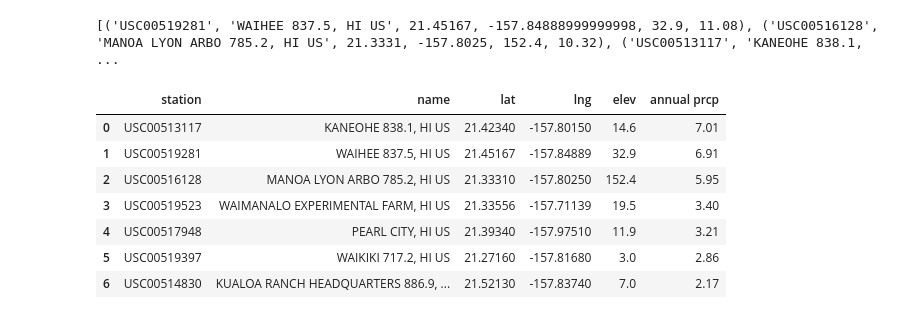
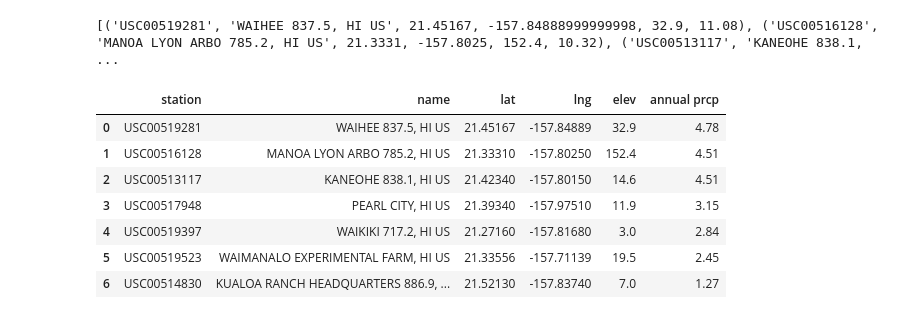
Before and after one commit to rarconaut/sqlalchemy-challenge, a Jupyter notebook: climate_starter.ipynb, the cells around one changed output. Cells and saved outputs as stored; diff of their text form; code cells hidden in the pictures.

```diff
--- a/climate_starter.ipynb
+++ b/climate_starter.ipynb
@@ -298,17 +298,17 @@ print(calc_pricip('2012-02-28', '2012-03-05'))
 # %% [output]
 [('USC00519281', 'WAIHEE 837.5, HI US', 21.45167, -157.84888999999998, 32.9, 11.08), ('USC00516128', 'MANOA LYON ARBO 785.2, HI US', 21.3331, -157.8025, 152.4, 10.32), ('USC00513117', 'KANEOHE 838.1,  ...
 # %%
-my_pricip_df = pd.DataFrame(calc_pricip('2017-02-22', '2017-03-5'), columns=['station','name','lat','lng','elev','annual prcp'])
+my_pricip_df = pd.DataFrame(calc_pricip('2017-02-22', '2017-03-05'), columns=['station','name','lat','lng','elev','annual prcp'])
 my_pricip_df
 # %% [output]
 |  | station | name | lat | lng | elev | annual prcp |
-| 0 | USC00513117 | KANEOHE 838.1, HI US | 21.42340 | -157.80150 | 14.6 | 7.01 |
-| 1 | USC00519281 | WAIHEE 837.5, HI US | 21.45167 | -157.84889 | 32.9 | 6.91 |
-| 2 | USC00516128 | MANOA LYON ARBO 785.2, HI US | 21.33310 | -157.80250 | 152.4 | 5.95 |
-| 3 | USC00519523 | WAIMANALO EXPERIMENTAL FARM, HI US | 21.33556 | -157.71139 | 19.5 | 3.40 |
-| 4 | USC00517948 | PEARL CITY, HI US | 21.39340 | -157.97510 | 11.9 | 3.21 |
-| 5 | USC00519397 | WAIKIKI 717.2, HI US | 21.27160 | -157.81680 | 3.0 | 2.86 |
-| 6 | USC00514830 | KUALOA RANCH HEADQUARTERS 886.9, ... | 21.52130 | -157.83740 | 7.0 | 2.17 |
+| 0 | USC00519281 | WAIHEE 837.5, HI US | 21.45167 | -157.84889 | 32.9 | 4.78 |
+| 1 | USC00516128 | MANOA LYON ARBO 785.2, HI US | 21.33310 | -157.80250 | 152.4 | 4.51 |
+| 2 | USC00513117 | KANEOHE 838.1, HI US | 21.42340 | -157.80150 | 14.6 | 4.51 |
+| 3 | USC00517948 | PEARL CITY, HI US | 21.39340 | -157.97510 | 11.9 | 3.15 |
+| 4 | USC00519397 | WAIKIKI 717.2, HI US | 21.27160 | -157.81680 | 3.0 | 2.84 |
+| 5 | USC00519523 | WAIMANALO EXPERIMENTAL FARM, HI US | 21.33556 | -157.71139 | 19.5 | 2.45 |
+| 6 | USC00514830 | KUALOA RANCH HEADQUARTERS 886.9, ... | 21.52130 | -157.83740 | 7.0 | 1.27 |
 # %%
 # Create a query that will calculate the daily normals
 # (i.e. the averages for tmin, tmax, and tavg for all historic data matching a specific month and day)
```
Also changed, not shown: parts of 5 cells of this notebook.
